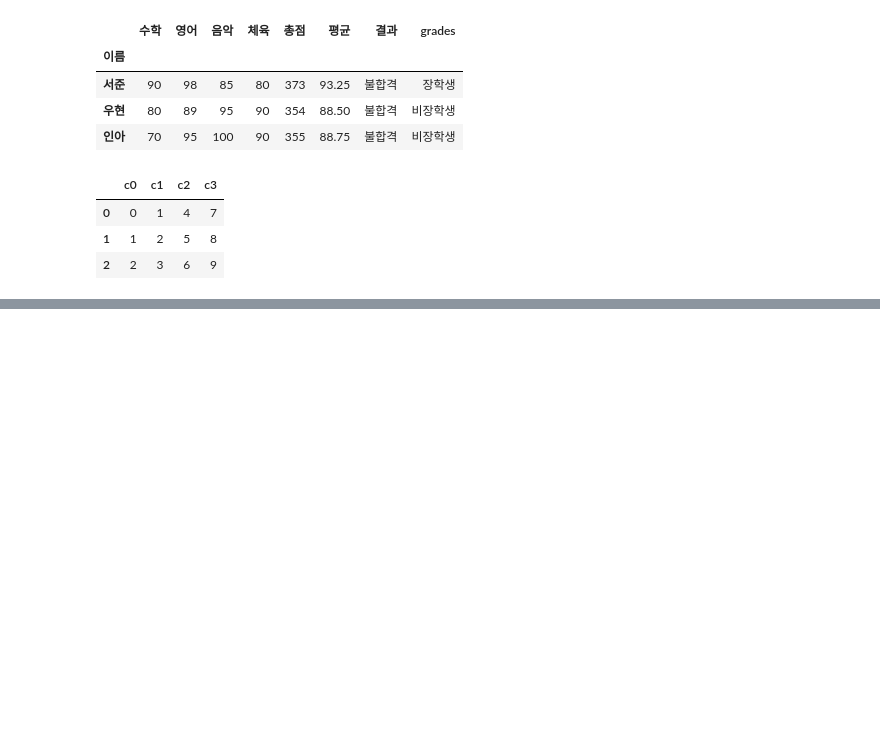
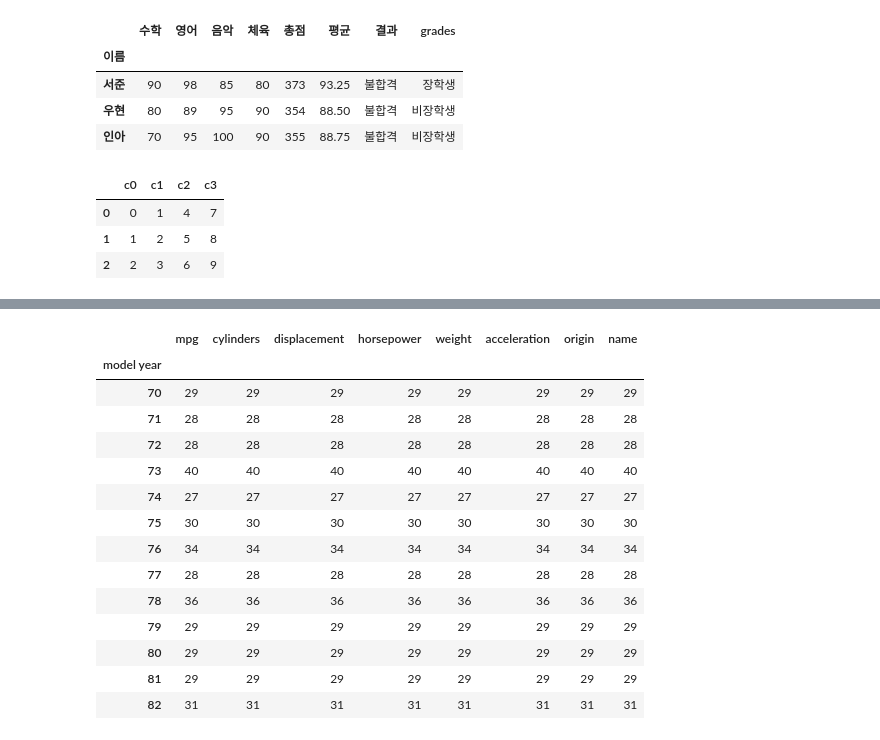
Before and after one commit to one-gidung/BigLeader_AI_Academy, a Jupyter notebook: 2021-06-30.ipynb, the cells around one changed output, grey strips where cells are left out. Saved outputs shown, nothing was run; the diff lists cells and outputs as text; code cells hidden in the pictures; blank space fills up the shorter version.

```diff
--- a/2021-06-30.ipynb
+++ b/2021-06-30.ipynb
@@ -305,0 +308,2 @@ df.to_csv('test_csv')
+# %%
+df = pd.read_csv('data/auto-mpg.csv', header = None)
@@ -305,0 +326,4 @@ df.to_csv('test_csv')
+# %%
+df.columns = ['mpg','cylinders','displacement',
+              'horsepower','weight', 'acceleration',
+              'model year','origin','name']
@@ -305,0 +572,18 @@ df.to_csv('test_csv')
+# %%
+df.groupby(by=['model year']).count()
+# %% [output]
+|  | mpg | cylinders | displacement | horsepower | weight | acceleration | origin | name |
+| model year |  |  |  |  |  |  |  |  |
+| 70 | 29 | 29 | 29 | 29 | 29 | 29 | 29 | 29 |
+| 71 | 28 | 28 | 28 | 28 | 28 | 28 | 28 | 28 |
+| 72 | 28 | 28 | 28 | 28 | 28 | 28 | 28 | 28 |
+| 73 | 40 | 40 | 40 | 40 | 40 | 40 | 40 | 40 |
+| 74 | 27 | 27 | 27 | 27 | 27 | 27 | 27 | 27 |
+| 75 | 30 | 30 | 30 | 30 | 30 | 30 | 30 | 30 |
+| 76 | 34 | 34 | 34 | 34 | 34 | 34 | 34 | 34 |
+| 77 | 28 | 28 | 28 | 28 | 28 | 28 | 28 | 28 |
+| 78 | 36 | 36 | 36 | 36 | 36 | 36 | 36 | 36 |
+| 79 | 29 | 29 | 29 | 29 | 29 | 29 | 29 | 29 |
+| 80 | 29 | 29 | 29 | 29 | 29 | 29 | 29 | 29 |
+| 81 | 29 | 29 | 29 | 29 | 29 | 29 | 29 | 29 |
+| 82 | 31 | 31 | 31 | 31 | 31 | 31 | 31 | 31 |
```
Also changed, not shown: parts of 39 cells of this notebook.
